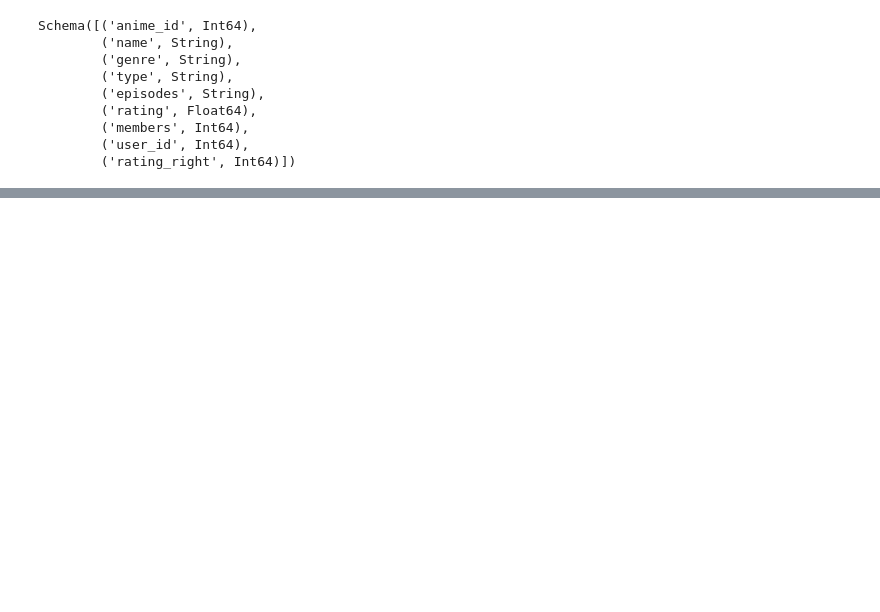
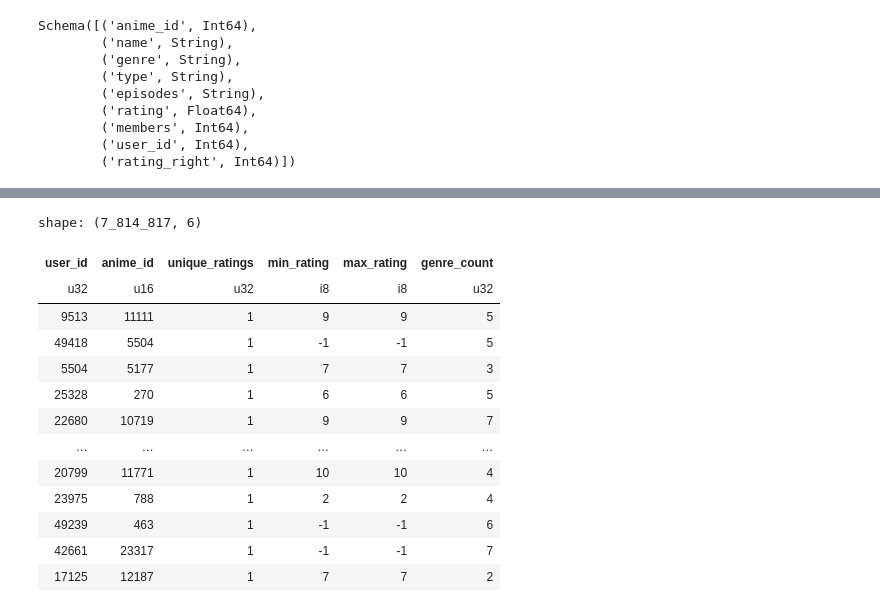
Before and after one commit to ZygimantasB/polars_library, a Jupyter notebook: kaggle/anime_dataset.ipynb, the cells around one changed output, grey strips where cells are left out. Cells and saved outputs as stored; diff of their text form; code cells hidden in the pictures; blank space fills up the shorter version.

```diff
--- a/kaggle/anime_dataset.ipynb
+++ b/kaggle/anime_dataset.ipynb
@@ -123,0 +211,24 @@ shape: (34_875_100, 9)
+# %%
+combined_df.group_by(
+    ['user_id', 'anime_id']
+).agg([
+    pl.col('rating_right').n_unique().alias('unique_ratings'),
+    pl.col('rating_right').min().alias('min_rating'),
+    pl.col('rating_right').max().alias('max_rating'),
+    pl.col('genre').len().alias('genre_count'),
+])
+# %% [output]
+shape: (7_814_817, 6)
+| user_id | anime_id | unique_ratings | min_rating | max_rating | genre_count |
+| u32 | u16 | u32 | i8 | i8 | u32 |
+| 9513 | 11111 | 1 | 9 | 9 | 5 |
+| 49418 | 5504 | 1 | -1 | -1 | 5 |
+| 5504 | 5177 | 1 | 7 | 7 | 3 |
+| 25328 | 270 | 1 | 6 | 6 | 5 |
+| 22680 | 10719 | 1 | 9 | 9 | 7 |
+| … | … | … | … | … | … |
+| 20799 | 11771 | 1 | 10 | 10 | 4 |
+| 23975 | 788 | 1 | 2 | 2 | 4 |
+| 49239 | 463 | 1 | -1 | -1 | 6 |
+| 42661 | 23317 | 1 | -1 | -1 | 7 |
+| 17125 | 12187 | 1 | 7 | 7 | 2 |
```
Also changed, not shown: parts of 9 cells of this notebook.
